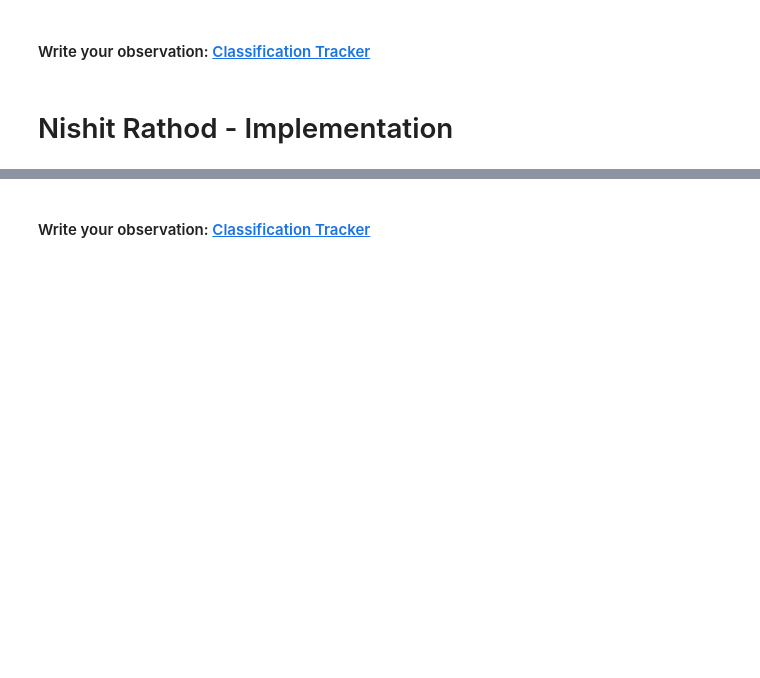
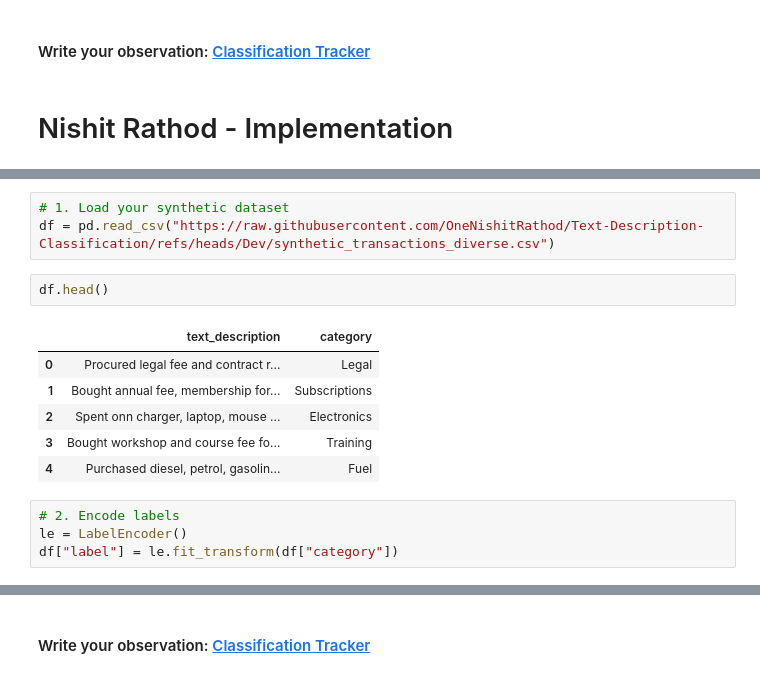
Before and after one commit to OneNishitRathod/Text-Description-Classification, a Jupyter notebook: NLP - Unsupervised Learning - Text Description.ipynb, the cells around one changed output, grey strips where cells are left out. Saved outputs shown, nothing was run; the diff lists cells and outputs as text; blank space fills up the shorter version.

```diff
--- a/NLP - Unsupervised Learning - Text Description.ipynb
+++ b/NLP - Unsupervised Learning - Text Description.ipynb
@@ -38,0 +48,16 @@ print(result)
+# %%
+# 1. Load your synthetic dataset
+df = pd.read_csv("https://raw.githubusercontent.com/OneNishitRathod/Text-Description-Classification/refs/heads/Dev/synthetic_transactions_diverse.csv")
+# %%
+df.head()
+# %% [output]
+|  | text_description | category |
+| 0 | Procured legal fee and contract r... | Legal |
+| 1 | Bought annual fee, membership for... | Subscriptions |
+| 2 | Spent onn charger, laptop, mouse ... | Electronics |
+| 3 | Bought workshop and course fee fo... | Training |
+| 4 | Purchased diesel, petrol, gasolin... | Fuel |
+# %%
+# 2. Encode labels
+le = LabelEncoder()
+df["label"] = le.fit_transform(df["category"])
```
Also changed, not shown: parts of 11 cells of this notebook.
